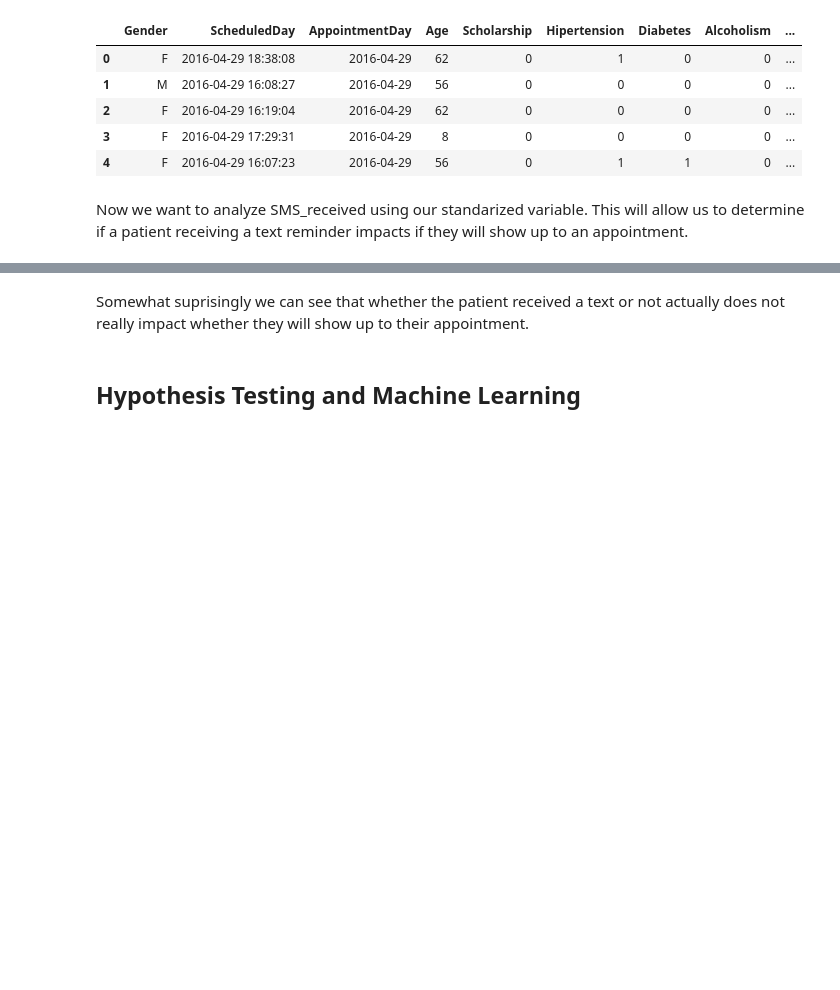
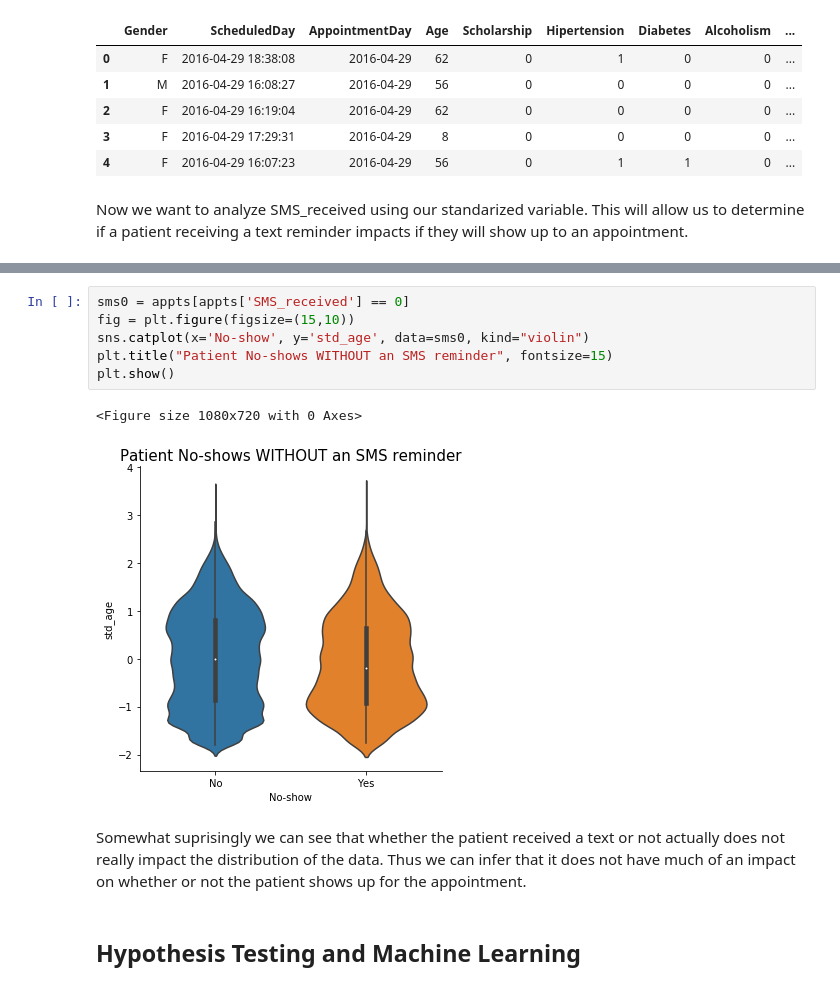
Before and after one commit to rezaameli/rezaameli.github.io, a Jupyter notebook: noshow.ipynb, the cells around one changed output, grey strips where cells are left out. Drawn from its saved outputs; the diff is of its cells as text; blank space fills up the shorter version.

```diff
--- a/noshow.ipynb
+++ b/noshow.ipynb
@@ -213,5 +214,14 @@ g
+# %%
+sms0 = appts[appts['SMS_received'] == 0]
+fig = plt.figure(figsize=(15,10))
+sns.catplot(x='No-show', y='std_age', data=sms0, kind="violin")
+plt.title("Patient No-shows WITHOUT an SMS reminder", fontsize=15)
+plt.show()
+# %% [output]
+<Figure size 1080x720 with 0 Axes>
+[figure, added]
 # %% [markdown]
-Somewhat suprisingly we can see that whether the patient received a text or not actually does not really impact whether they will show up to their appointment.
+Somewhat suprisingly we can see that whether the patient received a text or not actually does not really impact the distribution of the data. Thus we can infer that it does not have much of an impact on whether or not the patient shows up for the appointment.
 # %% [markdown]
 ## Hypothesis Testing and Machine Learning
 # %% [markdown]
```
Also changed, not shown: parts of 3 cells of this notebook.
